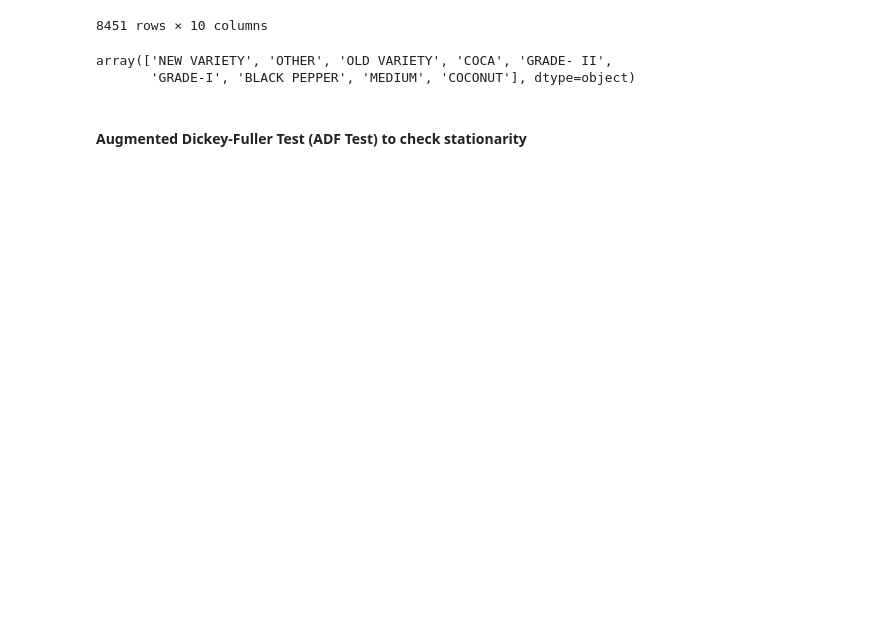
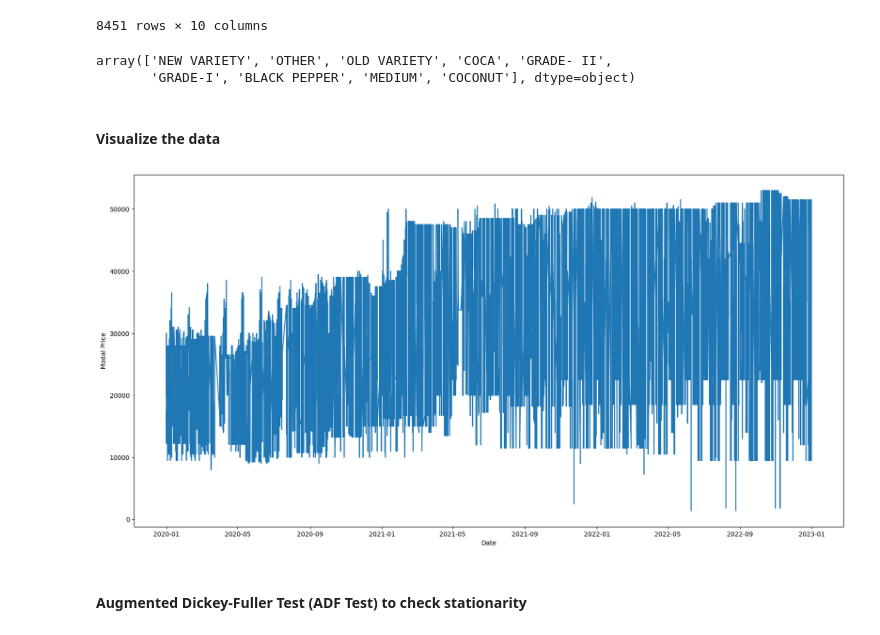
Before and after one commit to Vij7777pai/AIML-INTERNSHIP, a Jupyter notebook: Project/code.ipynb, the cells around one changed output. Drawn from its saved outputs; the diff is of its cells as text; code cells hidden in the pictures; blank space fills up the shorter version.

Commit message:
Updated readme and added plots

```diff
--- a/Project/code.ipynb
+++ b/Project/code.ipynb
@@ -190,5 +190,19 @@ df['Variety'].unique()
 # %% [output]
 array(['NEW VARIETY', 'OTHER', 'OLD VARIETY', 'COCA', 'GRADE- II',
        'GRADE-I', 'BLACK PEPPER', 'MEDIUM', 'COCONUT'], dtype=object)
+# %% [markdown]
+#### Visualize the data
+# %%
+df2 = df
+from matplotlib import pyplot as plt
+
+
+plt.figure(figsize=(20,10))
+plt.plot(df2['Date'],df2['Modal'])
+plt.xlabel('Date')
+plt.ylabel('Modal Price')
+plt.show()
+# %% [output]
+[figure, added]
 # %% [markdown]
 #### Augmented Dickey-Fuller Test (ADF Test) to check stationarity
```
Also changed, not shown: 1 other file.
